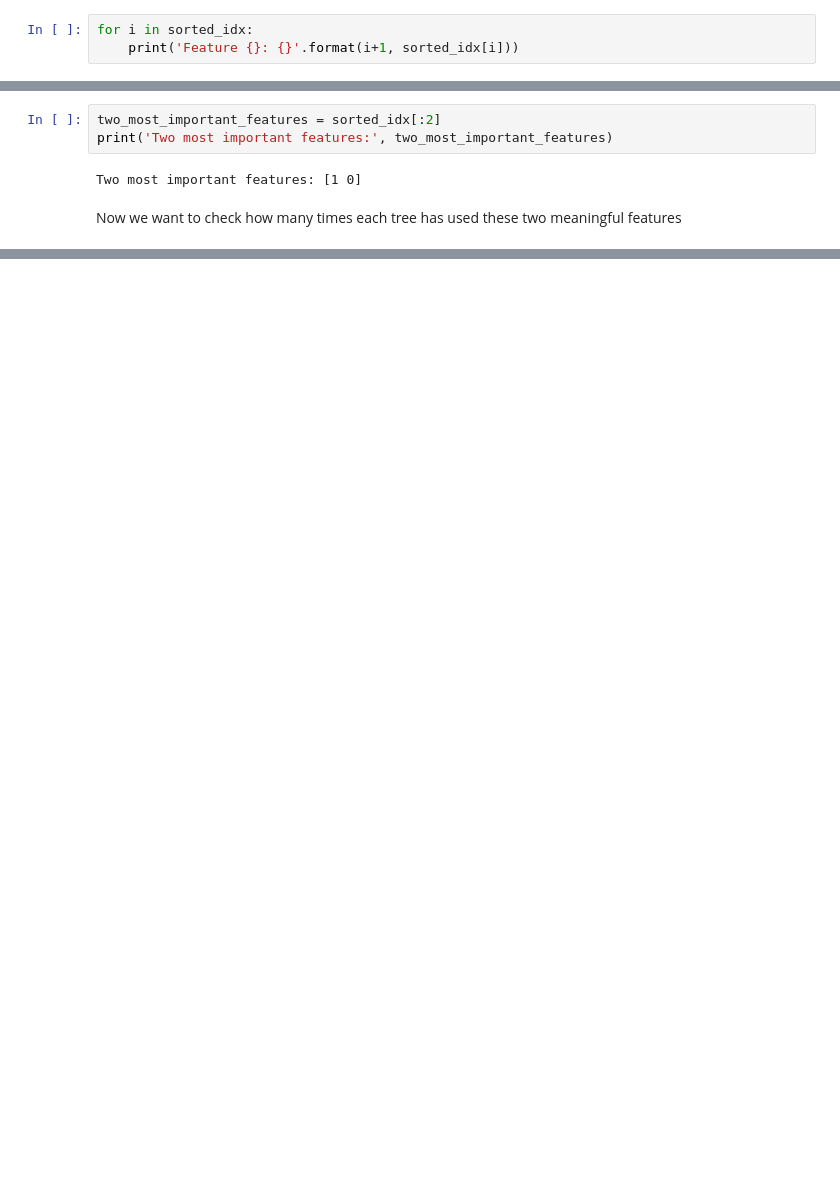
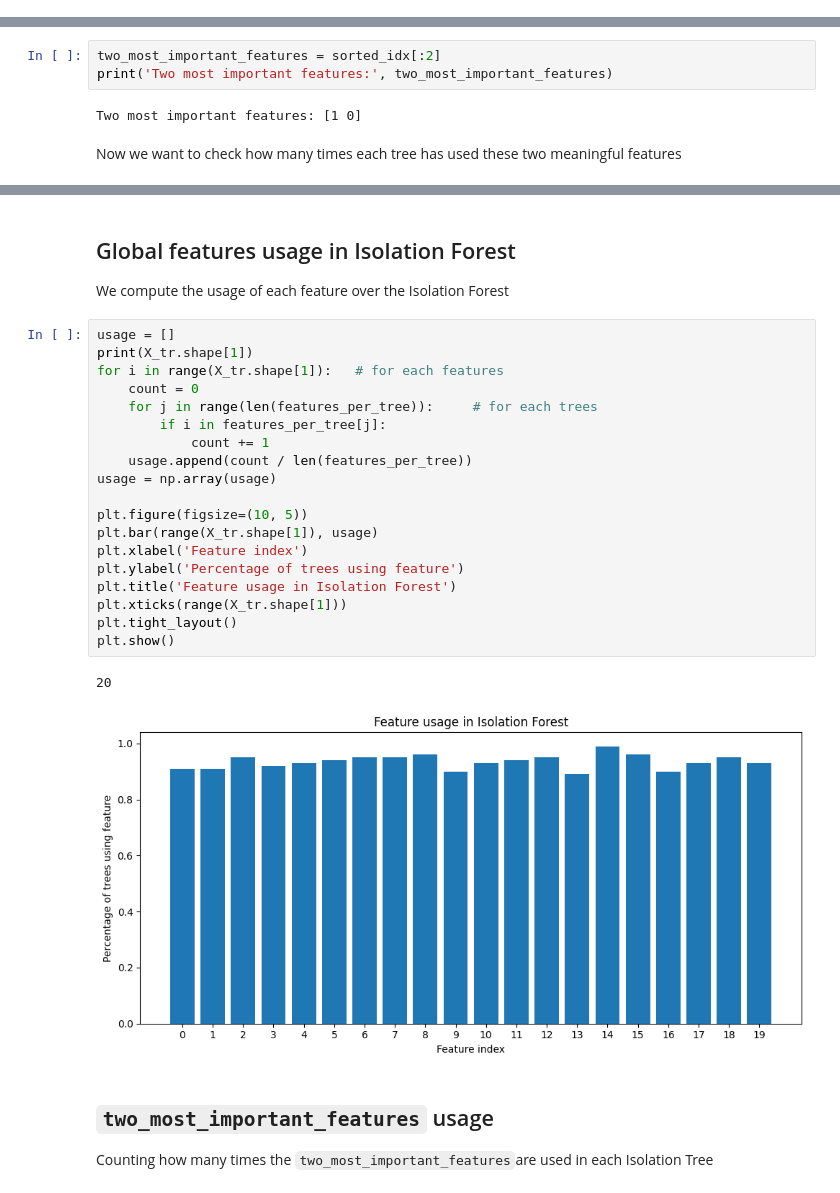
Before and after one commit to SansonSebastiano/Master-Thesis, a Jupyter notebook: important_features_usage.ipynb, the cells around one changed output, grey strips where cells are left out. Saved outputs shown, nothing was run; the diff lists cells and outputs as text; blank space fills up the shorter version.

```diff
--- a/important_features_usage.ipynb
+++ b/important_features_usage.ipynb
@@ -62,5 +57,2 @@ Average F1 score: 0.4330
 # %% [markdown]
 This cell prints the features ranking, computed by global DIFFI.
-# %%
-for i in sorted_idx:
-    print('Feature {}: {}'.format(i+1, sorted_idx[i]))
@@ -133 +98,31 @@ TO-DO:
 - altro?
+# %% [markdown]
+## Global features usage in Isolation Forest
+
+We compute the usage of each feature over the Isolation Forest
+# %%
+usage = []
+print(X_tr.shape[1])
+for i in range(X_tr.shape[1]):   # for each features
+    count = 0
+    for j in range(len(features_per_tree)):     # for each trees
+        if i in features_per_tree[j]:
+            count += 1
+    usage.append(count / len(features_per_tree))
+usage = np.array(usage)
+
+plt.figure(figsize=(10, 5))
+plt.bar(range(X_tr.shape[1]), usage)
+plt.xlabel('Feature index')
+plt.ylabel('Percentage of trees using feature')
+plt.title('Feature usage in Isolation Forest')
+plt.xticks(range(X_tr.shape[1]))
+plt.tight_layout()
+plt.show()
+# %% [output]
+20
+[figure, added]
+# %% [markdown]
+## `two_most_important_features` usage
+
+Counting how many times the `two_most_important_features`are used in each Isolation Tree
```
Also changed, not shown: parts of 17 cells of this notebook.
